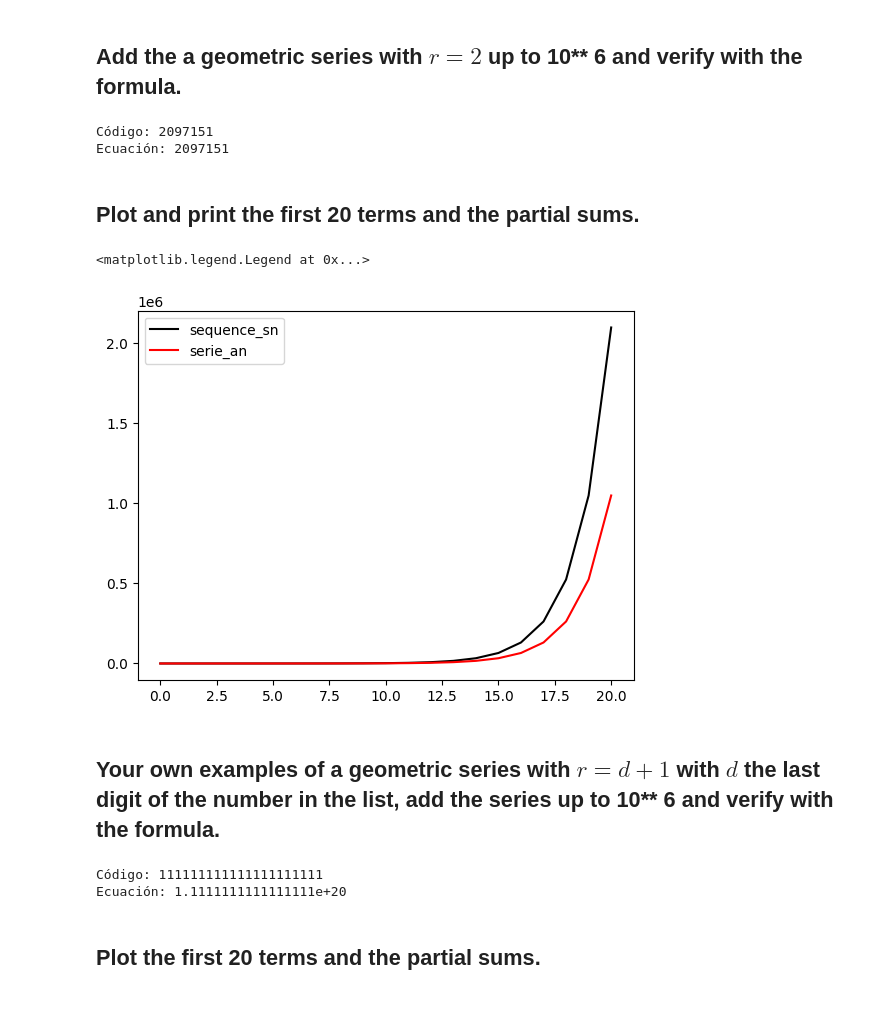
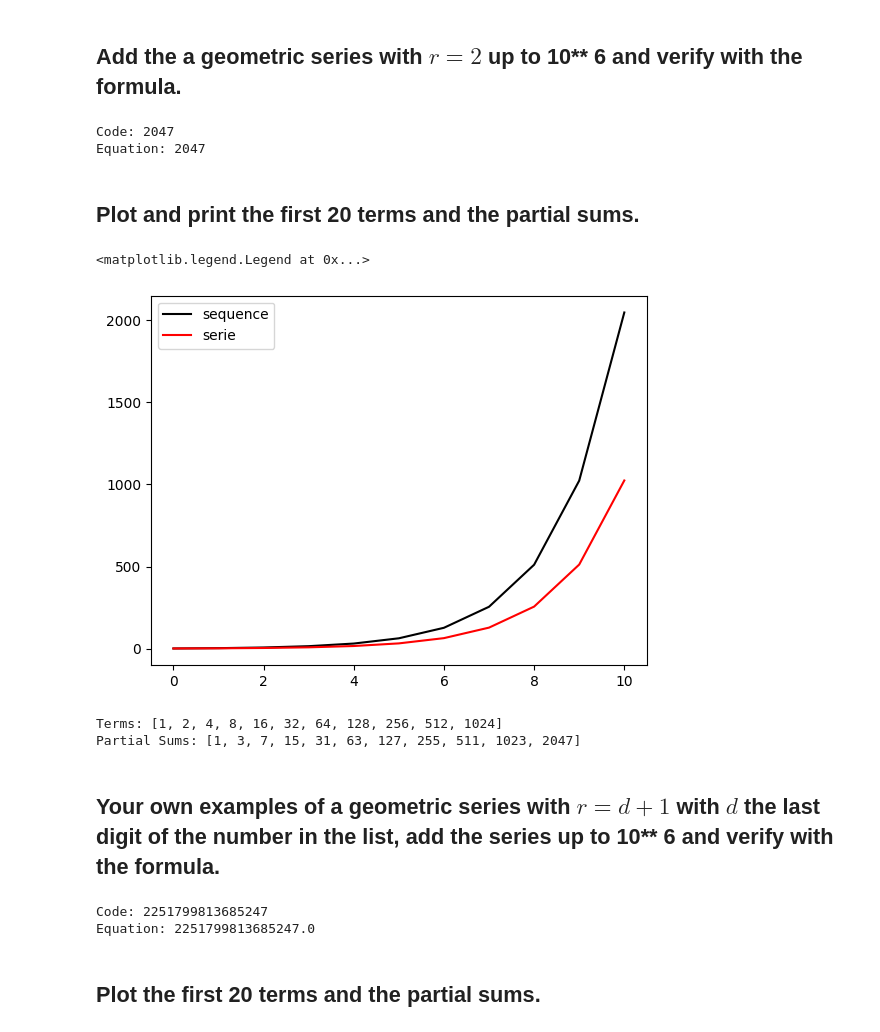
Before and after one commit to jpastor1649/Metodos-Numericos-2024II, a Jupyter notebook: Lab3/jpastorArithmeticSeriesGeometricSeriesPowerSums.ipynb, the cells around one changed output. Drawn from its saved outputs; the diff is of its cells as text; code cells hidden in the pictures; blank space fills up the shorter version.

```diff
--- a/Lab3/jpastorArithmeticSeriesGeometricSeriesPowerSums.ipynb
+++ b/Lab3/jpastorArithmeticSeriesGeometricSeriesPowerSums.ipynb
@@ -341,32 +341,38 @@ $$
 # %% [markdown]
 ## Add the a geometric series with $r =2$ up to 10** 6 and verify with the formula.
 # %%
-sequence_sn = []
-serie_an = []
-n = 20
+sequence = []
+serie = []
+n = 10
 r = 2
-S_n = 0
+s_n = 0
 for k in range(0, n+1):
   a_k = r**k
-  S_n += a_k
-  sequence_sn.append(S_n)
-  serie_an.append(a_k)
+  s_n += a_k
+  sequence.append(s_n)
+  serie.append(a_k)
 # %%
-print(f"Código: {S_n}")
-print(f"Ecuación: {2**(n+1)-1}")
+print(f"Code: {s_n}")
+print(f"Equation: {2**(n+1)-1}")
 # Suma
 # %% [output]
-Código: 2097151
-Ecuación: 2097151
+Code: 2047
+Equation: 2047
 # %% [markdown]
 ## Plot and  print the first 20 terms and the partial sums.
 # %%
-plt.plot(sequence_sn, color='black',label='sequence_sn')
-plt.plot(serie_an, color='red',label='serie_an')
+plt.plot(sequence, color='black',label='sequence')
+plt.plot(serie, color='red',label='serie')
 plt.legend()
 # %% [output]
 <matplotlib.legend.Legend at 0x...>
-[figure, old version]
+[figure, new version]
+# %%
+print(f"Terms: {serie[:20]}")
+print(f"Partial Sums: {sequence[:20]}")
+# %% [output]
+Terms: [1, 2, 4, 8, 16, 32, 64, 128, 256, 512, 1024]
+Partial Sums: [1, 3, 7, 15, 31, 63, 127, 255, 511, 1023, 2047]
 # %% [markdown]
 ## Your own examples of a geometric series with  $r =d+1$ with $d$  the last digit of the number in the list, add the series up to 10** 6 and verify with the formula.
 # %%
@@ -383,9 +390,9 @@ for k in range(0, n+1):
 # %%
-print(f"Código: {S_n}")
-print(f"Ecuación: {(r**(n+1)-1)/(r-1)}")
+print(f"Code: {S_n}")
+print(f"Equation: {(r**(n+1)-1)/(r-1)}")
 # %% [output]
-Código: 111111111111111111111
-Ecuación: 1.1111111111111111e+20
+Code: 2251799813685247
+Equation: 2251799813685247.0
 # %% [markdown]
 ##  Plot the first 20 terms and the partial sums.
 # %%
```
Also changed, not shown: parts of 22 cells of this notebook.
